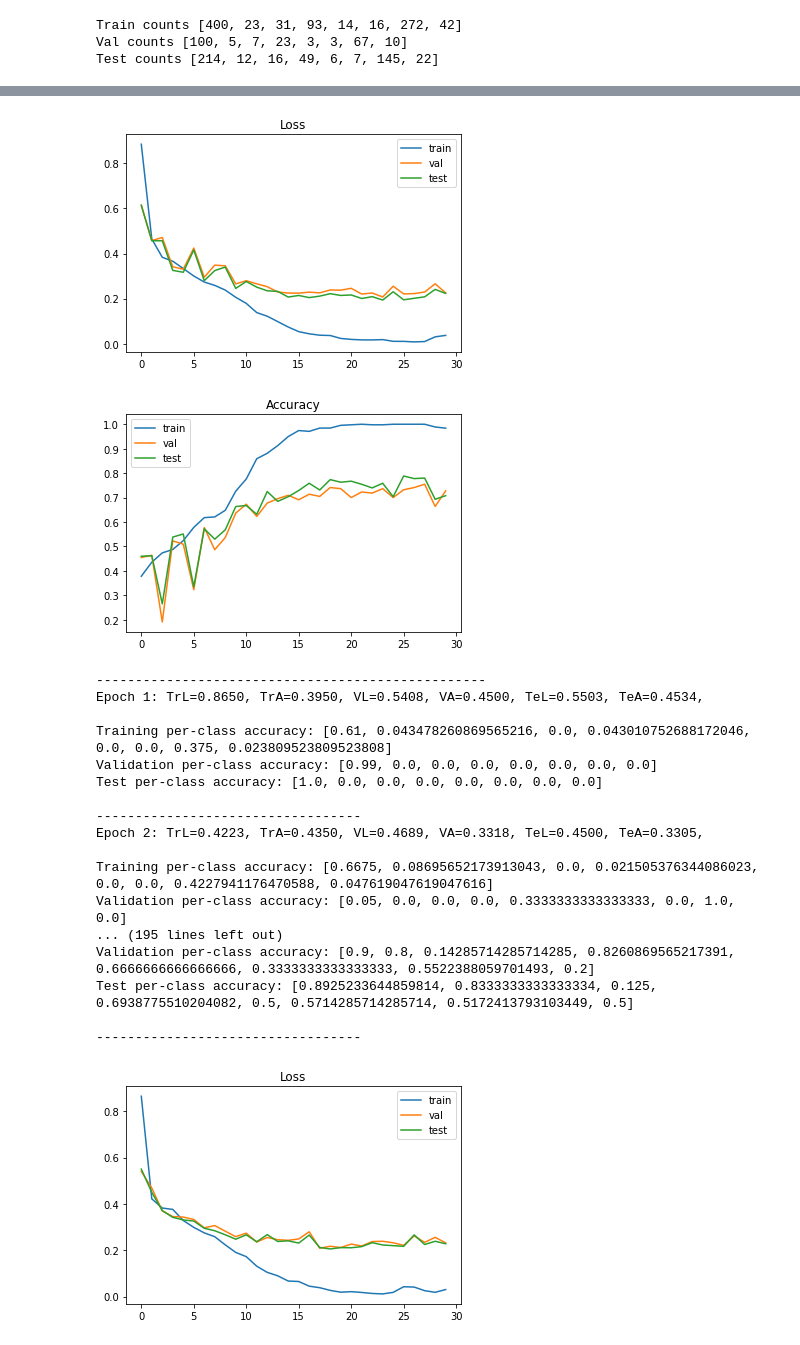
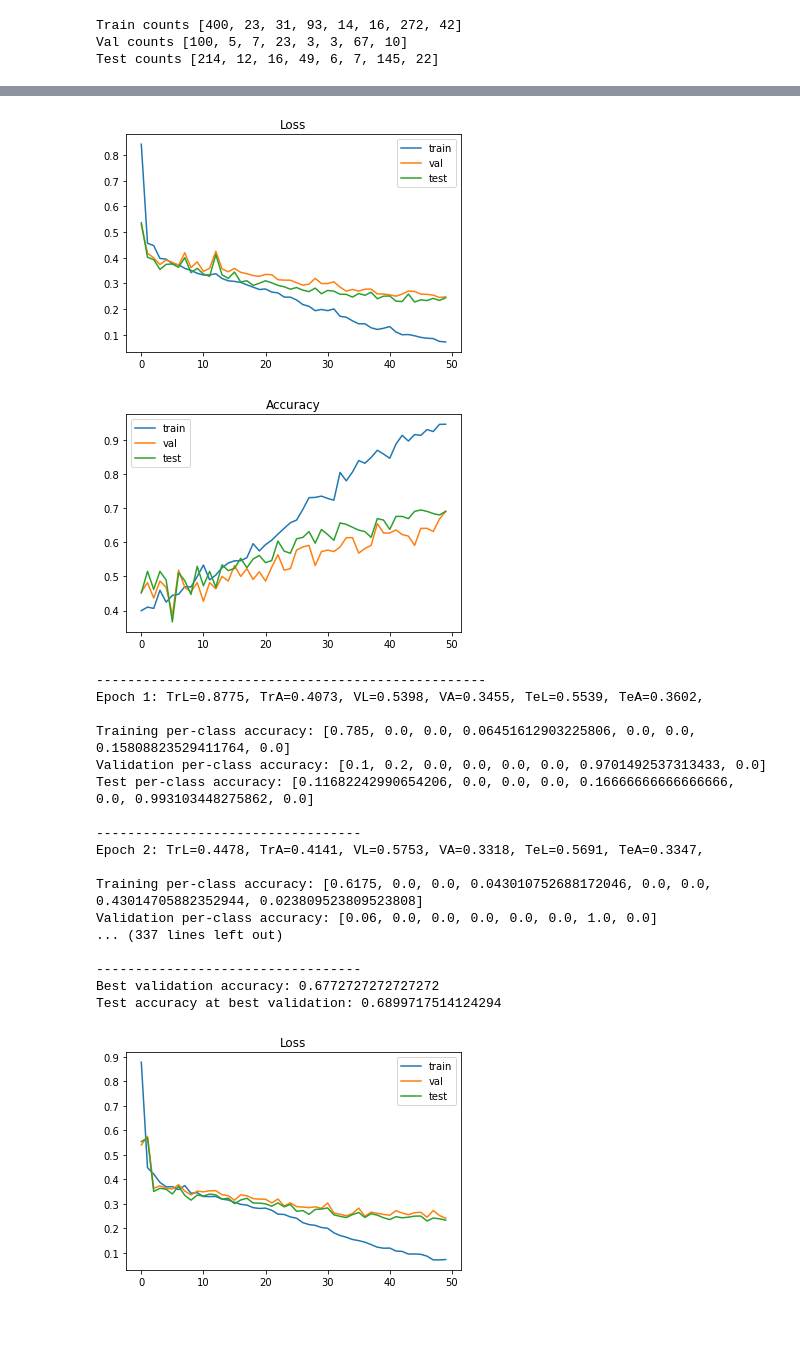
Before and after one commit to amarchese96/AI-Project, a Jupyter notebook: Capsule_Network_Project_1.ipynb, the cells around one changed output, grey strips where cells are left out. Drawn from its saved outputs; the diff is of its cells as text; code cells hidden in the pictures.

```diff
--- a/Capsule_Network_Project_1.ipynb
+++ b/Capsule_Network_Project_1.ipynb
@@ -277,6 +277,9 @@ class WrapperDataset(Dataset):
 # %%
 train_transform = T.Compose([
     T.Resize(320),
+    T.RandomHorizontalFlip(),
+    T.RandomVerticalFlip(),
+    T.ColorJitter(),
     T.ToTensor()
 ])
 
@@ -336,9 +339,9 @@ def train(train_dataset, test_dataset, train_transform, test_transform, val_frac
     "test": test_loader
   }
 
-  return train_model(30, dev, num_classes, loaders, lr=0.001, reconstruction_loss_scale=5e-1)
+  return train_model(50, dev, num_classes, loaders, lr=0.001, reconstruction_loss_scale=5e-1)
 # %%
-k = 4
+k = 3
 sum_best_val_accuracy = 0.0
 sum_test_accuracy_at_best_val = 0.0
 sum_best_val_per_class_accuracy = torch.zeros(num_classes).to(dev)
@@ -371,20 +374,20 @@ Test per-class accuracy: [0.8878504672897196, 0.9166666666666666, 0.0625, 0.5918
-[figure, old version]
+[figure, new version]
-[figure, old version]
+[figure, new version]
 --------------------------------------------------
-Epoch 1: TrL=0.8650, TrA=0.3950, VL=0.5408, VA=0.4500, TeL=0.5503, TeA=0.4534,
+Epoch 1: TrL=0.8775, TrA=0.4073, VL=0.5398, VA=0.3455, TeL=0.5539, TeA=0.3602,
 
-Training per-class accuracy: [0.61, 0.043478260869565216, 0.0, 0.043010752688172046, 0.0, 0.0, 0.375, 0.023809523809523808]
-Validation per-class accuracy: [0.99, 0.0, 0.0, 0.0, 0.0, 0.0, 0.0, 0.0]
-Test per-class accuracy: [1.0, 0.0, 0.0, 0.0, 0.0, 0.0, 0.0, 0.0]
+Training per-class accuracy: [0.785, 0.0, 0.0, 0.06451612903225806, 0.0, 0.0, 0.15808823529411764, 0.0]
+Validation per-class accuracy: [0.1, 0.2, 0.0, 0.0, 0.0, 0.0, 0.9701492537313433, 0.0]
+Test per-class accuracy: [0.11682242990654206, 0.0, 0.0, 0.0, 0.16666666666666666, 0.0, 0.993103448275862, 0.0]
 
 ----------------------------------
-Epoch 2: TrL=0.4223, TrA=0.4350, VL=0.4689, VA=0.3318, TeL=0.4500, TeA=0.3305,
+Epoch 2: TrL=0.4478, TrA=0.4141, VL=0.5753, VA=0.3318, TeL=0.5691, TeA=0.3347,
 
-Training per-class accuracy: [0.6675, 0.08695652173913043, 0.0, 0.021505376344086023, 0.0, 0.0, 0.4227941176470588, 0.047619047619047616]
-Validation per-class accuracy: [0.05, 0.0, 0.0, 0.0, 0.3333333333333333, 0.0, 1.0, 0.0]
-... (195 lines left out)
-Validation per-class accuracy: [0.9, 0.8, 0.14285714285714285, 0.8260869565217391, 0.6666666666666666, 0.3333333333333333, 0.5522388059701493, 0.2]
-Test per-class accuracy: [0.8925233644859814, 0.8333333333333334, 0.125, 0.6938775510204082, 0.5, 0.5714285714285714, 0.5172413793103449, 0.5]
+Training per-class accuracy: [0.6175, 0.0, 0.0, 0.043010752688172046, 0.0, 0.0, 0.43014705882352944, 0.023809523809523808]
+Validation per-class accuracy: [0.06, 0.0, 0.0, 0.0, 0.0, 0.0, 1.0, 0.0]
+... (337 lines left out)
 
 ----------------------------------
+Best validation accuracy: 0.6772727272727272
+Test accuracy at best validation: 0.6899717514124294
-[figure, old version]
+[figure, new version]
```
Also changed, not shown: parts of 2 cells of this notebook.
